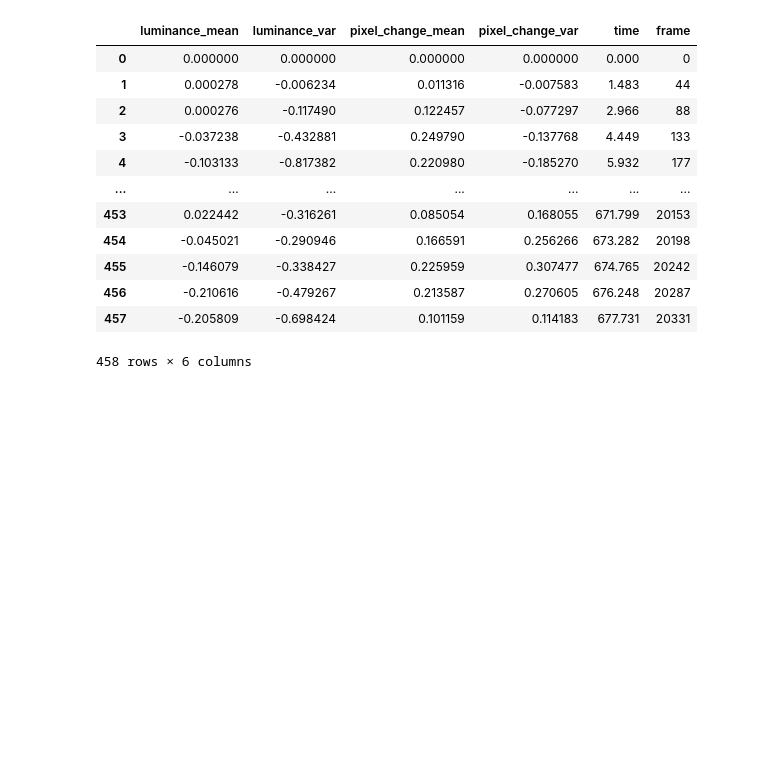
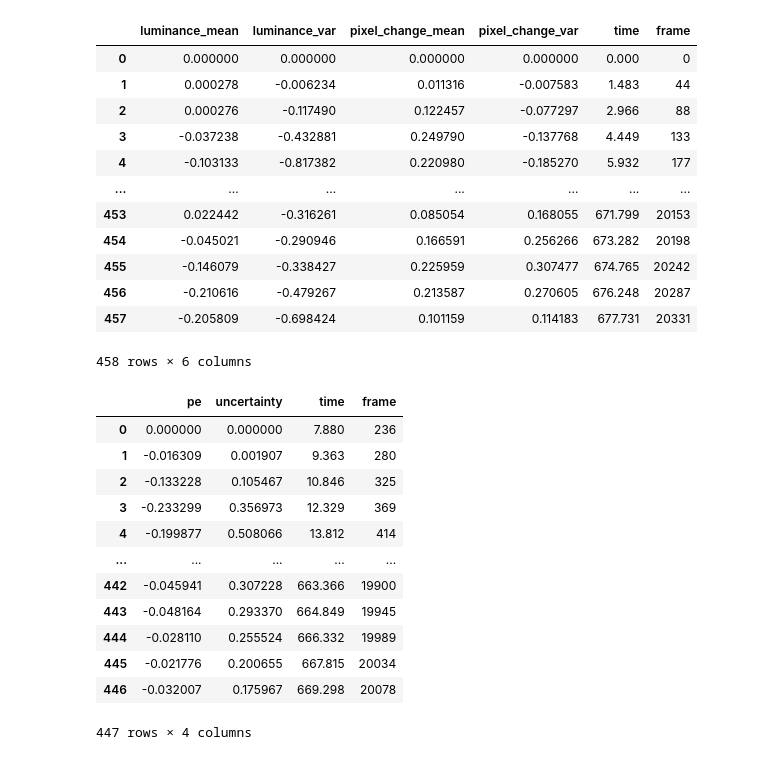
Before and after one commit to NguyenThanhTan/viz_tools, a Jupyter notebook: adapter.ipynb, the cells around one changed output. Saved outputs shown, nothing was run; the diff lists cells and outputs as text; code cells hidden in the pictures; blank space fills up the shorter version.

Commit message:
adapter for convoluted segmentation feature

```diff
--- a/adapter.ipynb
+++ b/adapter.ipynb
@@ -226,3 +226,32 @@ df
 | 456 | -0.210616 | -0.479267 | 0.213587 | 0.270605 | 676.248 | 20287 |
 | 457 | -0.205809 | -0.698424 | 0.101159 | 0.114183 | 677.731 | 20331 |
 458 rows × 6 columns
+# %%
+feature_dir = r"C:\Users\nguye\Box\DCL_ARCHIVE\Documents\Events\exp152_fMRIneuralmechanisms\voxelwiseAnalyses\knitr_tan\median_correlation_with_shifts\out_convo_segmentation"
+feature_onsets = [6.16, 6.82, 5.52, 7.88]
+runs = ['1.2.3', '2.4.1', '3.1.3', '6.3.9']
+features = ['pe', 'uncertainty']
+for r in runs:
+    df = pd.DataFrame()
+    for f in features:
+        csv_file = glob.glob(os.path.join(feature_dir, f'*conv_{r}_{f}*.csv'))[0]
+        tmp = pd.read_csv(csv_file)
+        df[f'{f}'] = tmp.columns.astype(float)
+    df['time'] = np.arange(0, 1000, 1.483)[:len(df)] + feature_onsets[runs.index(r)]
+    df['frame'] = (df['time'] * 30).astype(int)
+    df.to_csv(f'./{r}_{f}_convo_overlay1.csv', index=False)
+df
+# %% [output]
+|  | pe | uncertainty | time | frame |
+| 0 | 0.000000 | 0.000000 | 7.880 | 236 |
+| 1 | -0.016309 | 0.001907 | 9.363 | 280 |
+| 2 | -0.133228 | 0.105467 | 10.846 | 325 |
+| 3 | -0.233299 | 0.356973 | 12.329 | 369 |
+| 4 | -0.199877 | 0.508066 | 13.812 | 414 |
+| ... | ... | ... | ... | ... |
+| 442 | -0.045941 | 0.307228 | 663.366 | 19900 |
+| 443 | -0.048164 | 0.293370 | 664.849 | 19945 |
+| 444 | -0.028110 | 0.255524 | 666.332 | 19989 |
+| 445 | -0.021776 | 0.200655 | 667.815 | 20034 |
+| 446 | -0.032007 | 0.175967 | 669.298 | 20078 |
+447 rows × 4 columns
```
Also changed, not shown: 1 other file.
